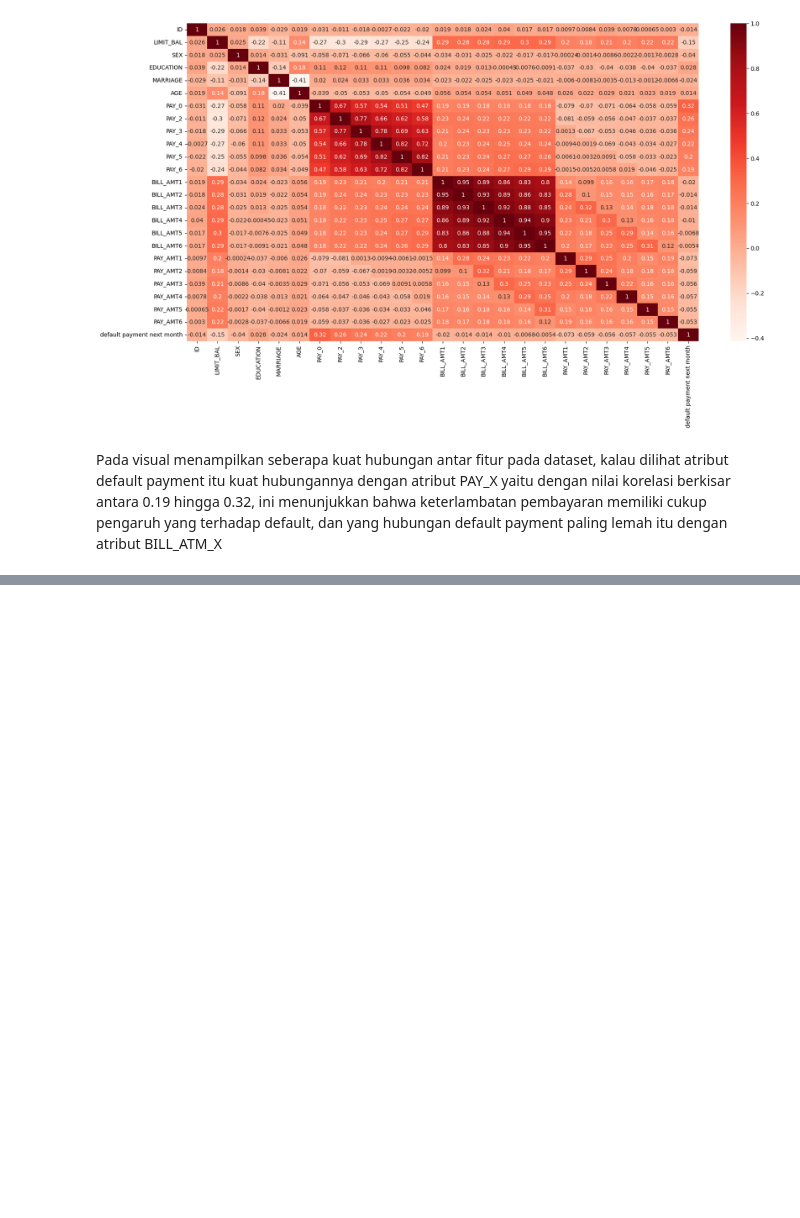
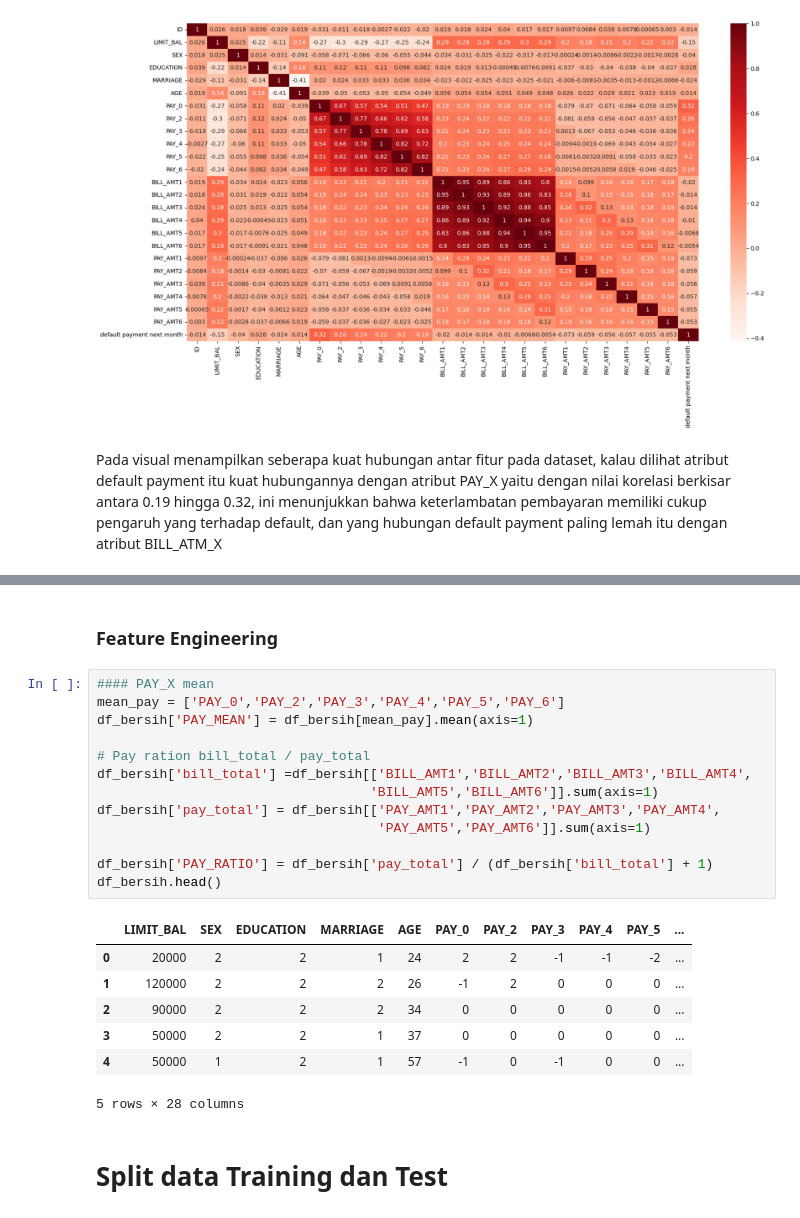
Before and after one commit to PrimaSembiring/credit-risk-prediction, a Jupyter notebook: Untitled.ipynb, the cells around one changed output, grey strips where cells are left out. Cells and saved outputs as stored; diff of their text form; blank space fills up the shorter version.

Commit message:
preprocessing and split data

```diff
--- a/Untitled.ipynb
+++ b/Untitled.ipynb
@@ -161,0 +183,25 @@ Pada visual menampilkan seberapa kuat hubungan antar fitur pada dataset, kalau d
+# %% [markdown]
+### Feature Engineering
+# %%
+#### PAY_X mean
+mean_pay = ['PAY_0','PAY_2','PAY_3','PAY_4','PAY_5','PAY_6']
+df_bersih['PAY_MEAN'] = df_bersih[mean_pay].mean(axis=1)
+
+# Pay ration bill_total / pay_total
+df_bersih['bill_total'] =df_bersih[['BILL_AMT1','BILL_AMT2','BILL_AMT3','BILL_AMT4',
+                                   'BILL_AMT5','BILL_AMT6']].sum(axis=1)
+df_bersih['pay_total'] = df_bersih[['PAY_AMT1','PAY_AMT2','PAY_AMT3','PAY_AMT4',
+                                    'PAY_AMT5','PAY_AMT6']].sum(axis=1)
+
+df_bersih['PAY_RATIO'] = df_bersih['pay_total'] / (df_bersih['bill_total'] + 1)
+df_bersih.head()
+# %% [output]
+|  | LIMIT_BAL | SEX | EDUCATION | MARRIAGE | AGE | PAY_0 | PAY_2 | PAY_3 | PAY_4 | PAY_5 | ... |
+| 0 | 20000 | 2 | 2 | 1 | 24 | 2 | 2 | -1 | -1 | -2 | ... |
+| 1 | 120000 | 2 | 2 | 2 | 26 | -1 | 2 | 0 | 0 | 0 | ... |
+| 2 | 90000 | 2 | 2 | 2 | 34 | 0 | 0 | 0 | 0 | 0 | ... |
+| 3 | 50000 | 2 | 2 | 1 | 37 | 0 | 0 | 0 | 0 | 0 | ... |
+| 4 | 50000 | 1 | 2 | 1 | 57 | -1 | 0 | -1 | 0 | 0 | ... |
+5 rows × 28 columns
+# %% [markdown]
+# Split data Training dan Test
```
Also changed, not shown: parts of 11 cells of this notebook.
